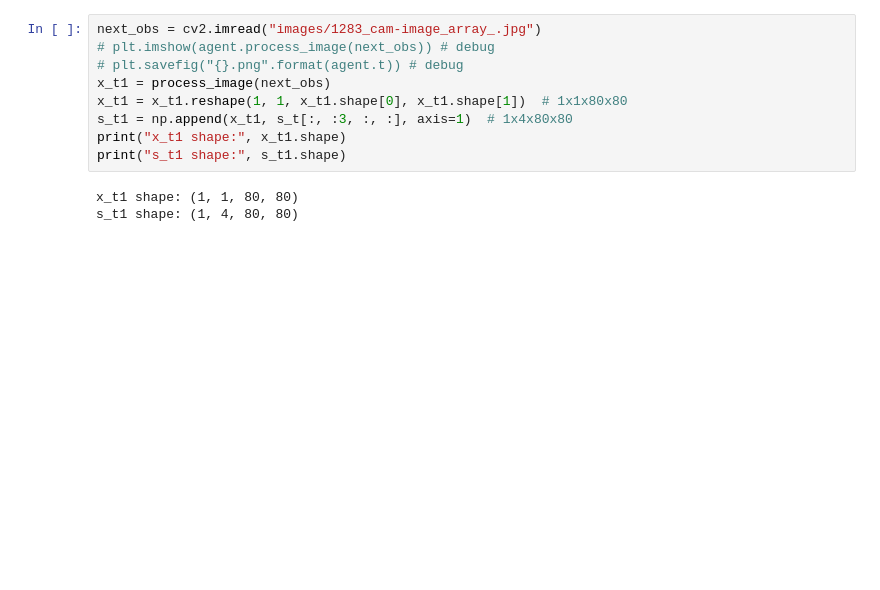
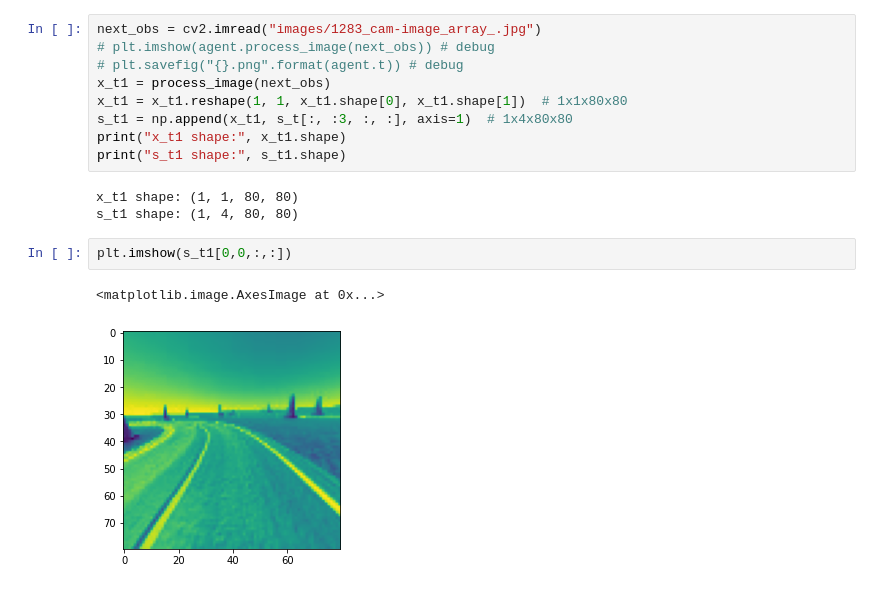
Before and after one commit to Toefinder/DonkeyCar_RLautonomous, a Jupyter notebook: projects/LSTM.ipynb, the cells around one changed output. Drawn from its saved outputs; the diff is of its cells as text; blank space fills up the shorter version.

```diff
--- a/projects/LSTM.ipynb
+++ b/projects/LSTM.ipynb
@@ -258,3 +258,8 @@ print("s_t1 shape:", s_t1.shape)
 # %% [output]
 x_t1 shape: (1, 1, 80, 80)
 s_t1 shape: (1, 4, 80, 80)
+# %%
+plt.imshow(s_t1[0,0,:,:])
+# %% [output]
+<matplotlib.image.AxesImage at 0x...>
+[figure, added]
```
Also changed, not shown: parts of 14 cells of this notebook, 2 other files.
